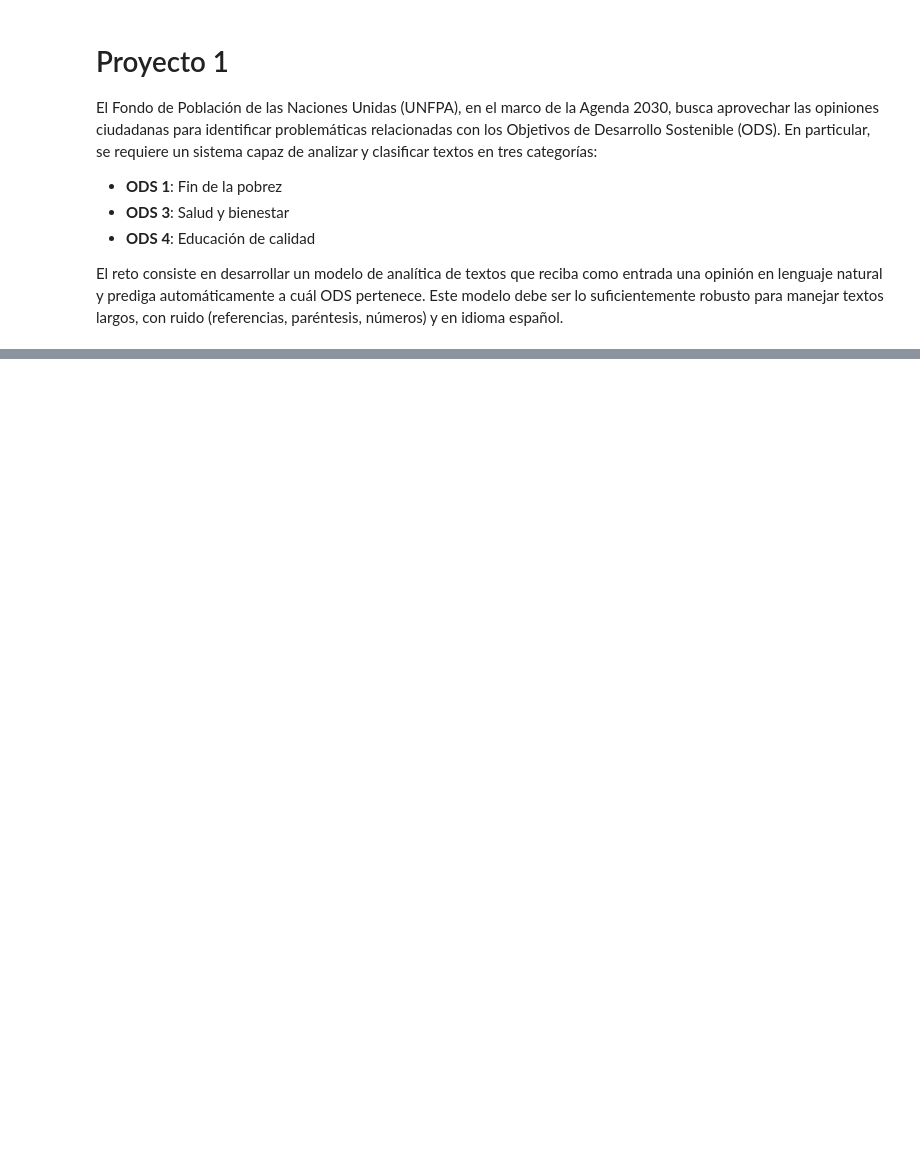
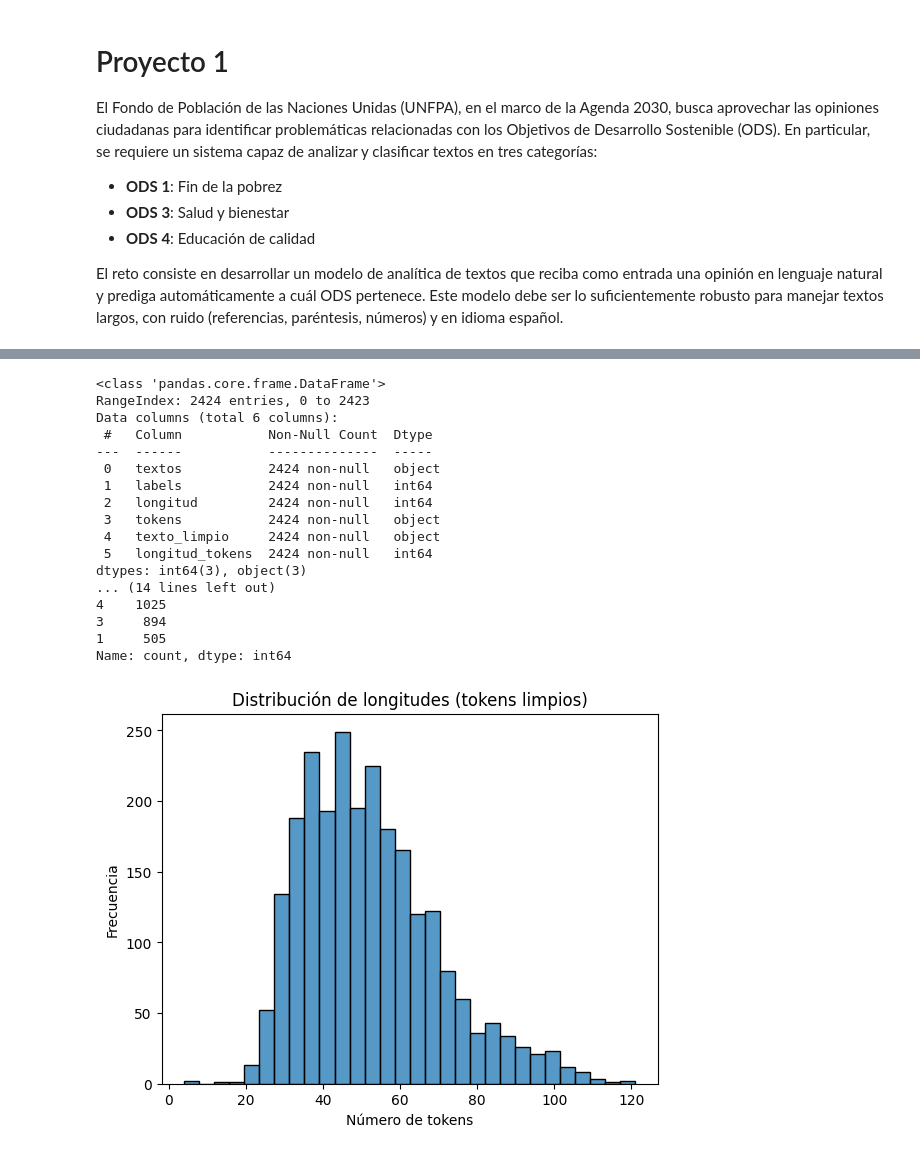
Before and after one commit to julianaduranl/GProy1E1--9, a Jupyter notebook: noteboook.ipynb, the cells around one changed output, grey strips where cells are left out. Drawn from its saved outputs; the diff is of its cells as text; code cells hidden in the pictures; blank space fills up the shorter version.

```diff
--- a/noteboook.ipynb
+++ b/noteboook.ipynb
@@ -97,0 +285,10 @@ STOP_ES = set(stopwords.words('spanish'))
+# %%
+# Aplicar pipeline
+data_t["tokens"] = data_t["textos"].apply(clean_pipeline)
+
+# Columnas auxiliares
+data_t["texto_limpio"] = data_t["tokens"].apply(lambda xs: " ".join(xs))
+data_t["longitud_tokens"] = data_t["tokens"].apply(len)
+
+# Vista previa
+data_t[["textos","labels","texto_limpio","longitud_tokens"]].head()
@@ -97,0 +317,40 @@ STOP_ES = set(stopwords.words('spanish'))
+# %%
+# Información del dataset
+print(data_t.info())
+
+# Valores nulos
+print("\nValores nulos por columna:")
+print(data_t.isnull().sum())
+
+# Distribución de clases
+print("\nDistribución de etiquetas (ODS):")
+print(data_t['labels'].value_counts())
+
+# Distribución de longitudes
+import matplotlib.pyplot as plt
+import seaborn as sns
+
+sns.histplot(data_t["longitud_tokens"], bins=30, kde=False)
+plt.title("Distribución de longitudes (tokens limpios)")
+plt.xlabel("Número de tokens")
+plt.ylabel("Frecuencia")
+plt.show()
+# %% [output]
+<class 'pandas.core.frame.DataFrame'>
+RangeIndex: 2424 entries, 0 to 2423
+Data columns (total 6 columns):
+ #   Column           Non-Null Count  Dtype
+---  ------           --------------  -----
+ 0   textos           2424 non-null   object
+ 1   labels           2424 non-null   int64
+ 2   longitud         2424 non-null   int64
+ 3   tokens           2424 non-null   object
+ 4   texto_limpio     2424 non-null   object
+ 5   longitud_tokens  2424 non-null   int64
+dtypes: int64(3), object(3)
+... (14 lines left out)
+4    1025
+3     894
+1     505
+Name: count, dtype: int64
+[figure, added]
```
Also changed, not shown: parts of 19 cells of this notebook.
